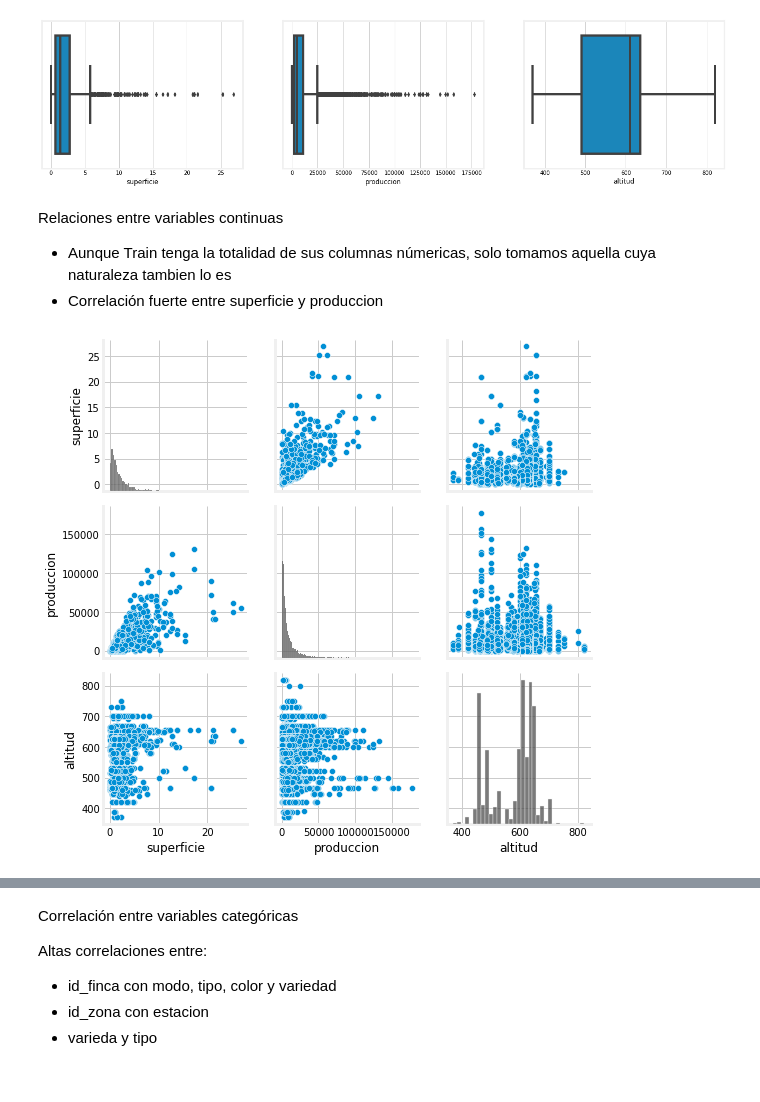
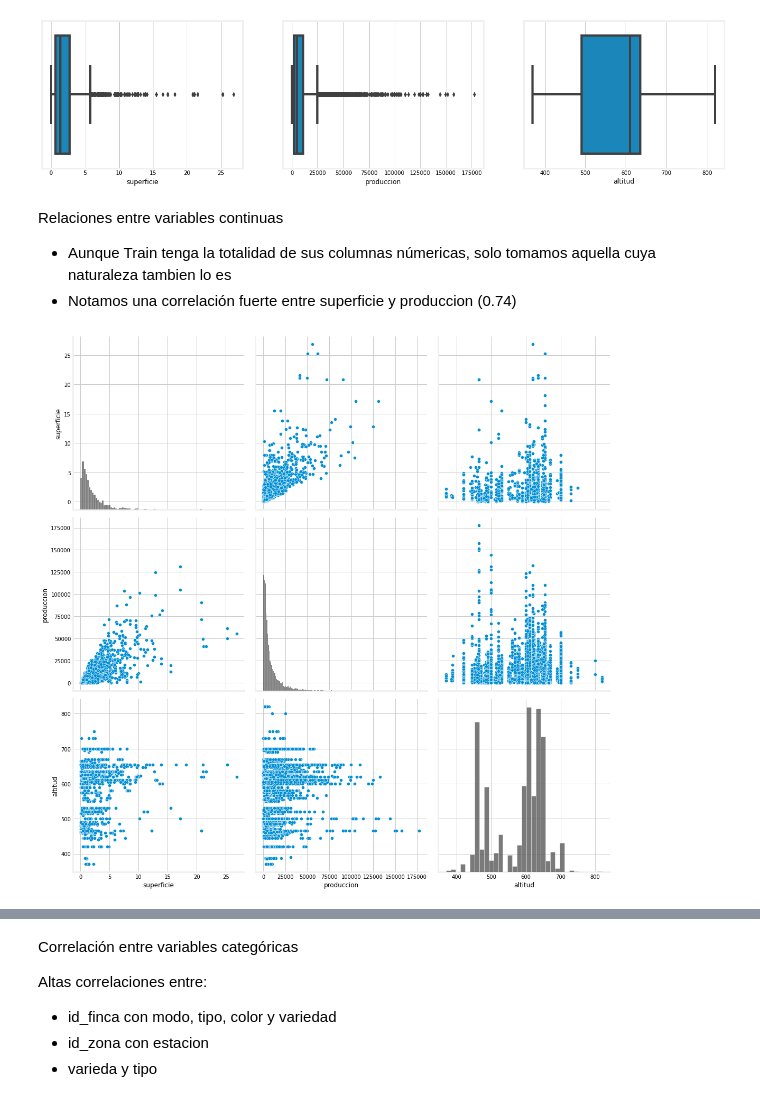
Before and after one commit to vitostamatti/datathon-cajamar-malbecs, a Jupyter notebook: notebooks/01-Exploracion-Malbecs.ipynb, the cells around one changed output, grey strips where cells are left out. Cells and saved outputs as stored; diff of their text form; code cells hidden in the pictures.

```diff
--- a/notebooks/01-Exploracion-Malbecs.ipynb
+++ b/notebooks/01-Exploracion-Malbecs.ipynb
@@ -323,15 +317,15 @@ plt.show()
 Relaciones entre variables continuas
 
 - Aunque Train tenga la totalidad de sus columnas númericas, solo tomamos aquella cuya naturaleza tambien lo es
-- Correlación fuerte entre superficie y produccion
+- Notamos una correlación fuerte entre superficie y produccion (0.74)
 # %%
-g = sns.PairGrid(df[cont_vars])
+g = sns.PairGrid(df[cont_vars], height=5)
 g.map_diag(sns.histplot, hue=None, color=".3")
 g.map_offdiag(sns.scatterplot)
 g.add_legend()
 plt.show()
 # %% [output]
-[figure, old version]
+[figure, new version]
 # %%
 def Generate_heatmap_graph(corr, chart_title, mask_uppertri=False ):
 
```
Also changed, not shown: parts of 53 cells of this notebook, 1 other file.
